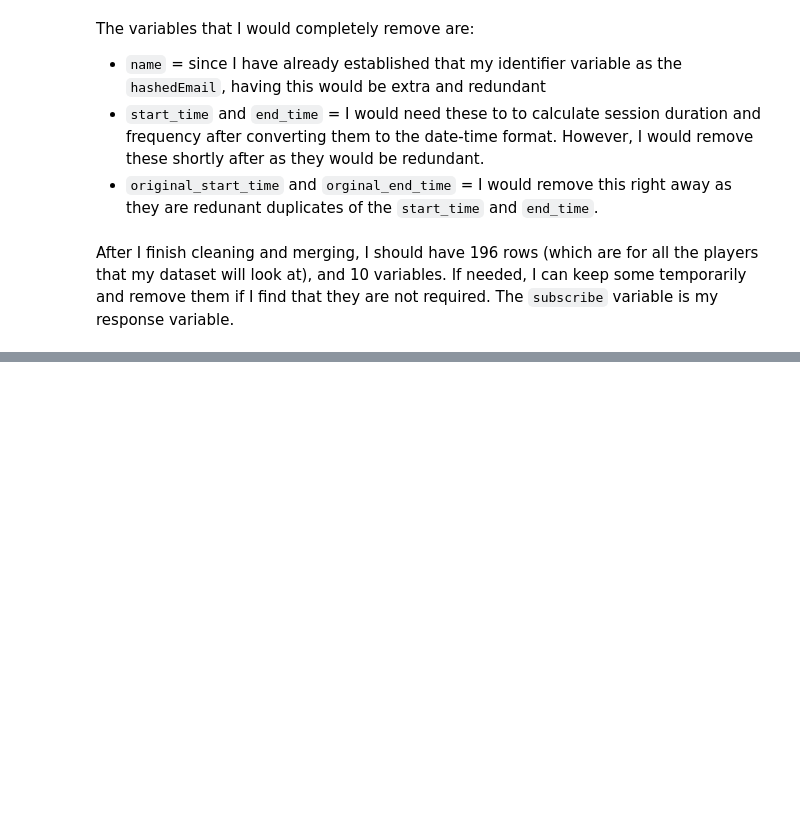
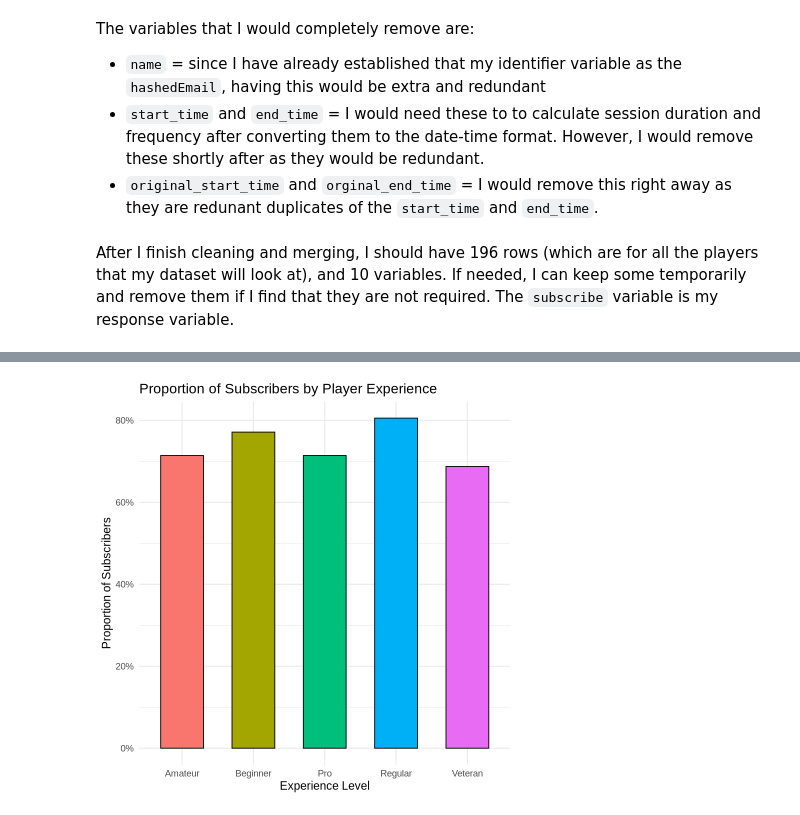
Before and after one commit to ihuang11/dsci100-project, a Jupyter notebook: Individual Project Planning Proposal.ipynb, the cells around one changed output, grey strips where cells are left out. Saved outputs shown, nothing was run; the diff lists cells and outputs as text; code cells hidden in the pictures; blank space fills up the shorter version.

```diff
--- a/Individual Project Planning Proposal.ipynb
+++ b/Individual Project Planning Proposal.ipynb
@@ -118,0 +290,7 @@ After I finish cleaning and merging, I should have 196 rows (which are for all t
+# %%
+
+
+experience_subscribe <- players |>
+  group_by(experience) |>  summarise(prop_subscribe = mean(subscribe))
+
+experience_subscribe
@@ -118,0 +306,11 @@ After I finish cleaning and merging, I should have 196 rows (which are for all t
+# %%
+ggplot(experience_subscribe, aes(x = experience, y = prop_subscribe, fill = experience)) +
+  geom_col(color = "black", width = 0.6) +
+  labs(title = "Proportion of Subscribers by Player Experience",
+       x = "Experience Level",
+       y = "Proportion of Subscribers") +
+  scale_y_continuous(labels = scales::percent_format(accuracy = 1)) +
+  theme_minimal(base_size = 14) +
+  theme(legend.position = "none")
+# %% [output]
+[figure, added]
```
Also changed, not shown: parts of 14 cells of this notebook.
